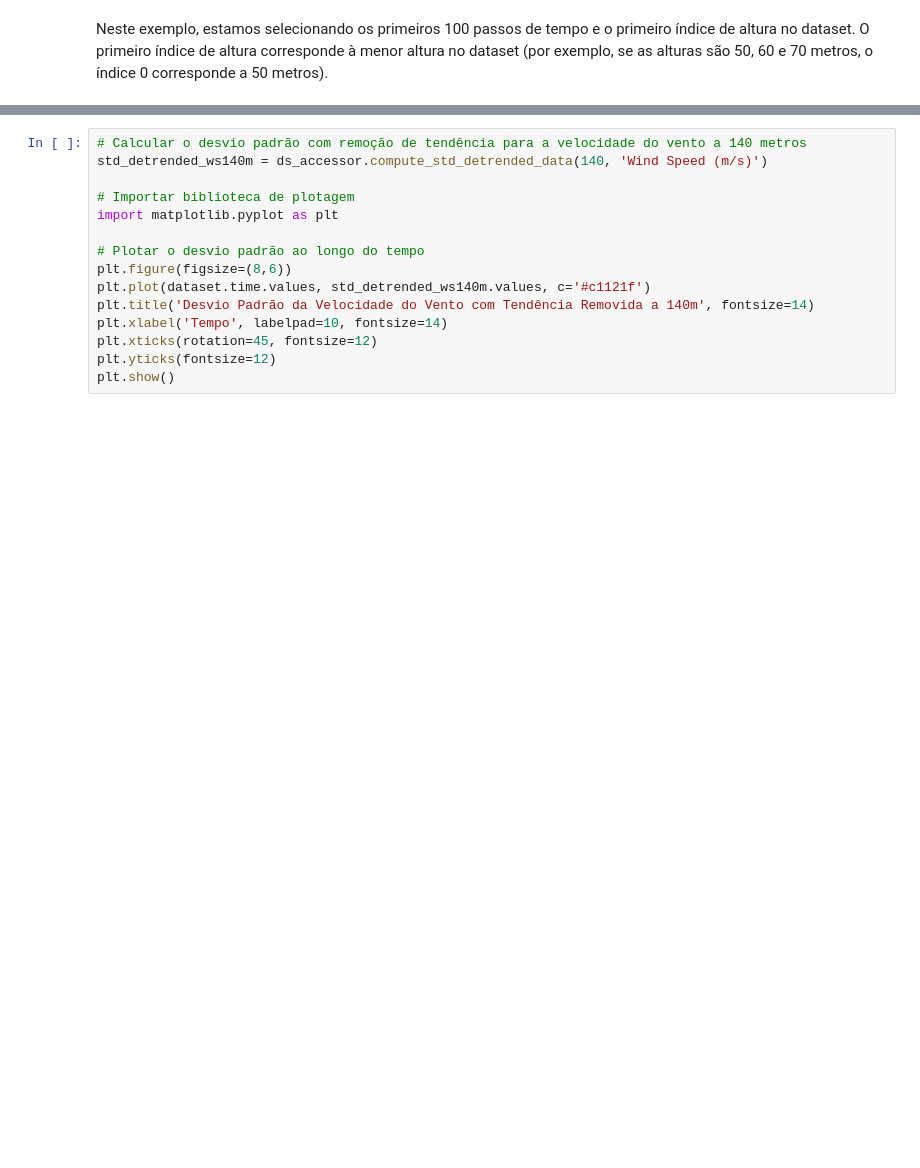
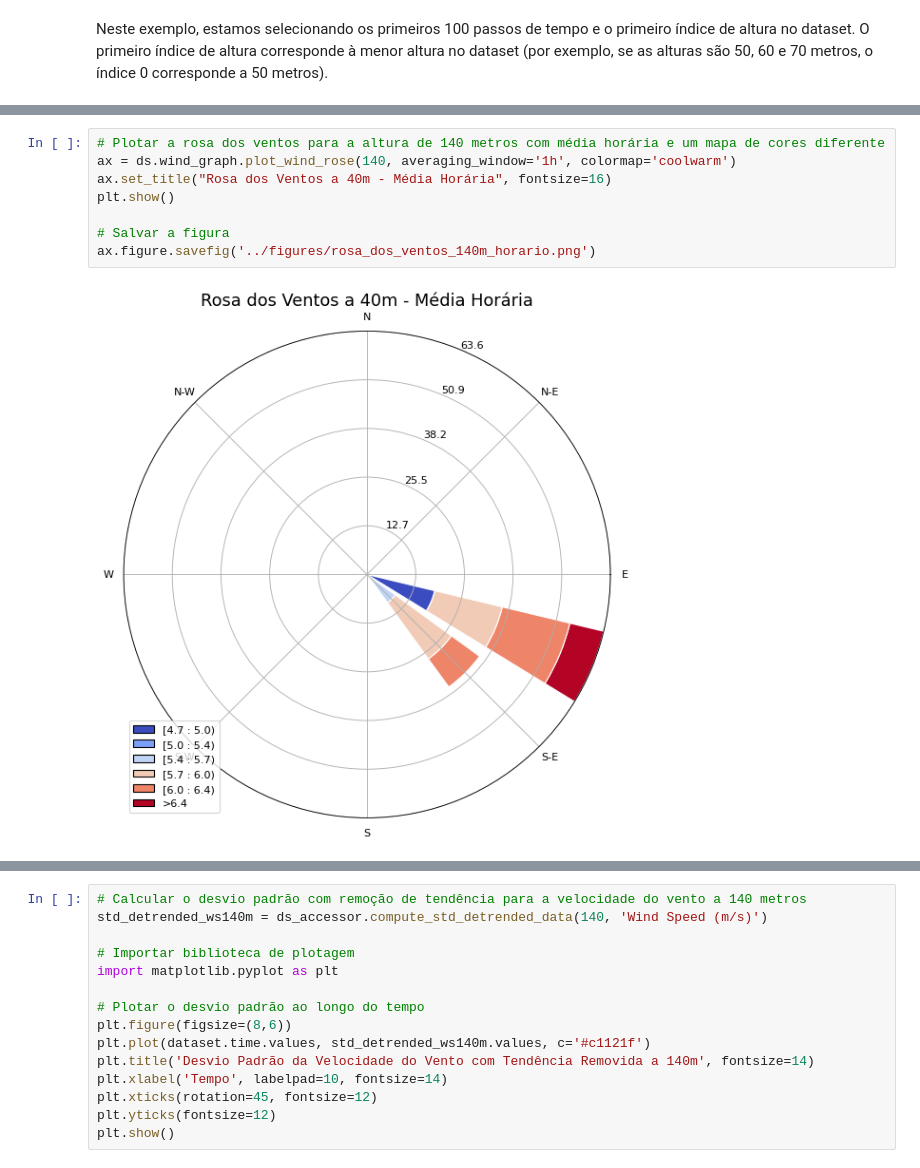
Before and after one commit to daniloceano/WindLab, a Jupyter notebook: docs/WindLab_tutorial.ipynb, the cells around one changed output, grey strips where cells are left out. Cells and saved outputs as stored; diff of their text form; blank space fills up the shorter version.

```diff
--- a/docs/WindLab_tutorial.ipynb
+++ b/docs/WindLab_tutorial.ipynb
@@ -113,0 +247,10 @@ Neste exemplo, estamos selecionando os primeiros 100 passos de tempo e o primeir
+# %%
+# Plotar a rosa dos ventos para a altura de 140 metros com média horária e um mapa de cores diferente
+ax = ds.wind_graph.plot_wind_rose(140, averaging_window='1h', colormap='coolwarm')
+ax.set_title("Rosa dos Ventos a 40m - Média Horária", fontsize=16)
+plt.show()
+
+# Salvar a figura
+ax.figure.savefig('../figures/rosa_dos_ventos_140m_horario.png')
+# %% [output]
+[figure, added]
```
Also changed, not shown: parts of 56 cells of this notebook, 30 other files.
